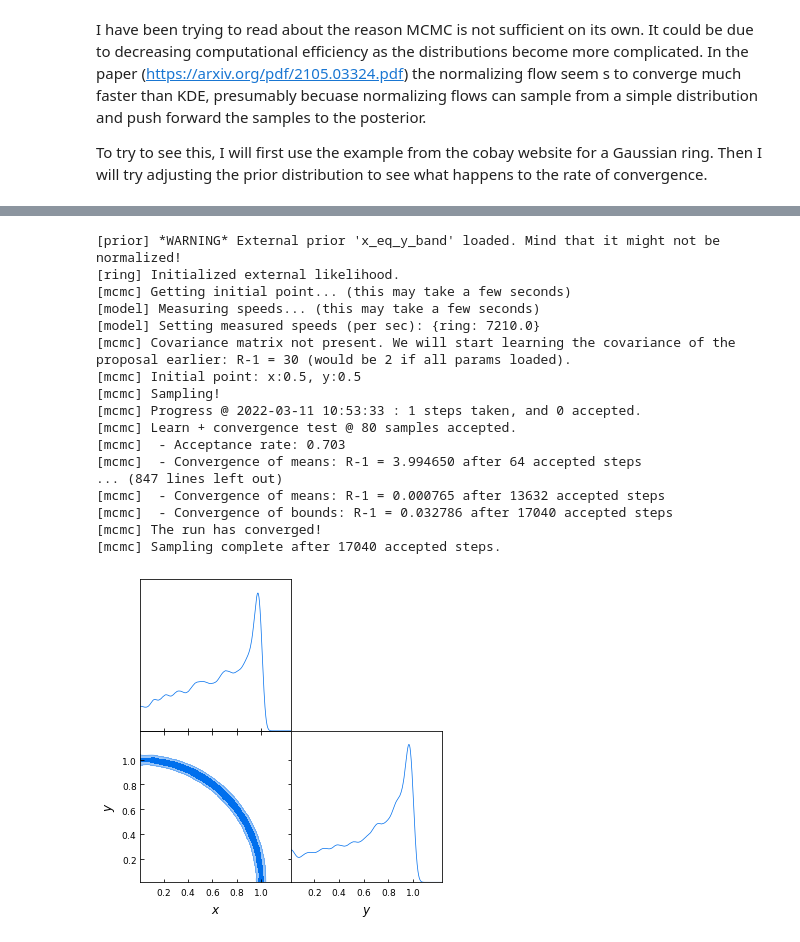
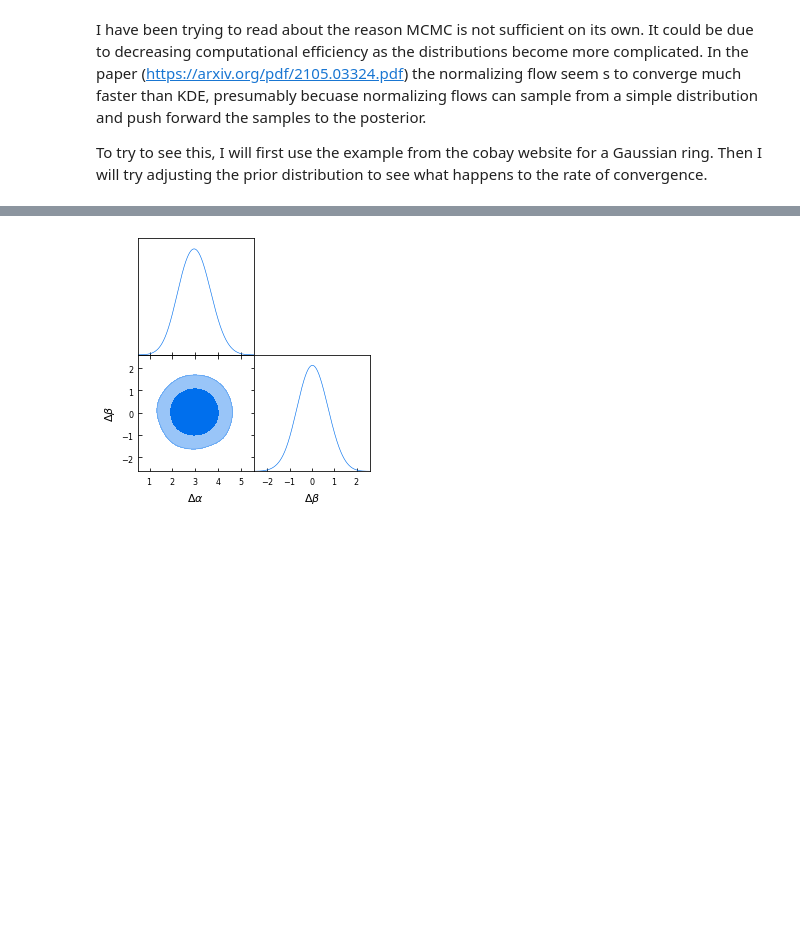
Before and after one commit to SBU-EVAN/jupyter-notebooks, a Jupyter notebook: gaussian.ipynb, the cells around one changed output, grey strips where cells are left out. Drawn from its saved outputs; the diff is of its cells as text; code cells hidden in the pictures; blank space fills up the shorter version.

```diff
--- a/gaussian.ipynb
+++ b/gaussian.ipynb
@@ -270,36 +307,32 @@ Now it took only half as many steps. Lets try other priors.
 # %%
-info = {"likelihood": {"ring": gauss_ring_logp}}
+a1 = gdsamples1['a']
+b1 = gdsamples1['b']
+a2 = gdsamples2['a']
+b2 = gdsamples2['b']
 
-info["params"] = {
-    "x": {"prior": {"min": 0.01, "max": 2}, "ref": 0.5, "proposal": 0.01},
-    "y": {"prior": {"min": 0.01, "max": 2}, "ref": 0.5, "proposal": 0.01}}
-info["prior"] = {"x_eq_y_band":
-                 lambda x, y: stats.norm.logpdf(1/(x+y), loc=0, scale=0.7)}
+diff_a = np.zeros([len(a1),len(a2)])
+diff_b = np.zeros([len(b1),len(b2)])
 
-info["sampler"] = {"mcmc": {"Rminus1_stop": 0.001, "max_tries": 1000}}
+for idx1 in range(len(a1)):
+    for idx2 in range(len(a2)):
+        diff_a[idx1][idx2] = a1[idx1]-a2[idx2]
+        pass
+    pass
 
-updated_info_x_eq_y, sampler_x_eq_y = run(info)
+for idx1 in range(len(b1)):
+    for idx2 in range(len(b2)):
+        diff_b[idx1][idx2] = b1[idx1]-b2[idx2]
+        pass
+    pass
 
-gdsamples_x_eq_y = MCSamplesFromCobaya(
-    updated_info_x_eq_y, sampler_x_eq_y.products()["sample"])
-gdplot = gdplt.get_subplot_plotter(width_inch=5)
-gdplot.triangle_plot(gdsamples_x_eq_y, ["x", "y"], filled=True)
+diff_a = diff_a.flatten()
+diff_b = diff_b.flatten()
+
+from getdist.mcsamples import MCSamples
+
+diff = MCSamples(samples = [diff_a,diff_b],names=['da','db'], labels=['\\Delta \\alpha','\\Delta \\beta'])
+
+gdplot = gdplt.get_subplot_plotter()
+gdplot.triangle_plot(diff, ["da", "db"], filled=True)
 # %% [output]
-[prior] *WARNING* External prior 'x_eq_y_band' loaded. Mind that it might not be normalized!
-[ring] Initialized external likelihood.
-[mcmc] Getting initial point... (this may take a few seconds)
-[model] Measuring speeds... (this may take a few seconds)
-[model] Setting measured speeds (per sec): {ring: 7210.0}
-[mcmc] Covariance matrix not present. We will start learning the covariance of the proposal earlier: R-1 = 30 (would be 2 if all params loaded).
-[mcmc] Initial point: x:0.5, y:0.5
-[mcmc] Sampling!
-[mcmc] Progress @ 2022-03-11 10:53:33 : 1 steps taken, and 0 accepted.
-[mcmc] Learn + convergence test @ 80 samples accepted.
-[mcmc]  - Acceptance rate: 0.703
-[mcmc]  - Convergence of means: R-1 = 3.994650 after 64 accepted steps
-... (847 lines left out)
-[mcmc]  - Convergence of means: R-1 = 0.000765 after 13632 accepted steps
-[mcmc]  - Convergence of bounds: R-1 = 0.032786 after 17040 accepted steps
-[mcmc] The run has converged!
-[mcmc] Sampling complete after 17040 accepted steps.
-[figure, old version]
+[figure, new version]
```
Also changed, not shown: parts of 22 cells of this notebook.
